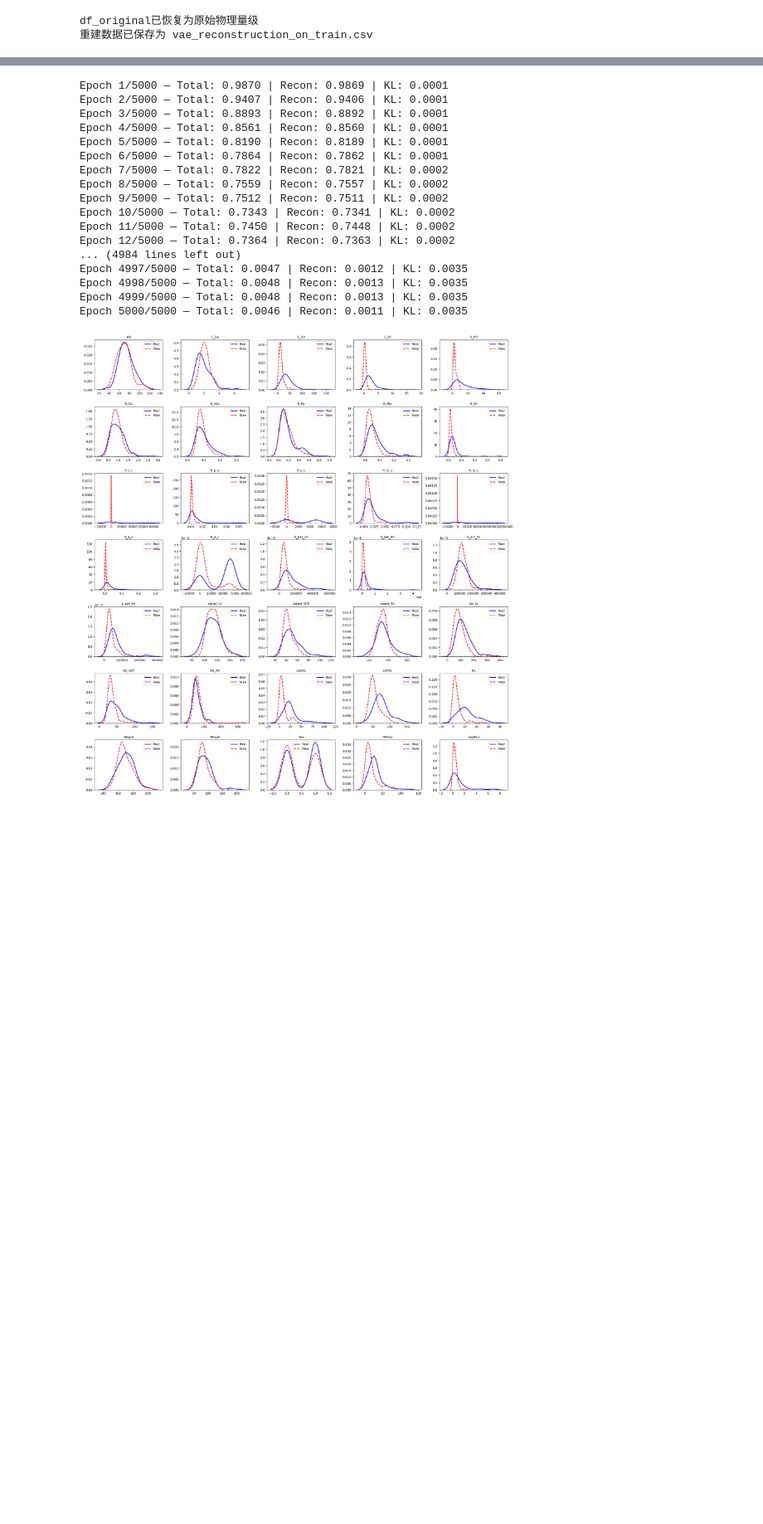
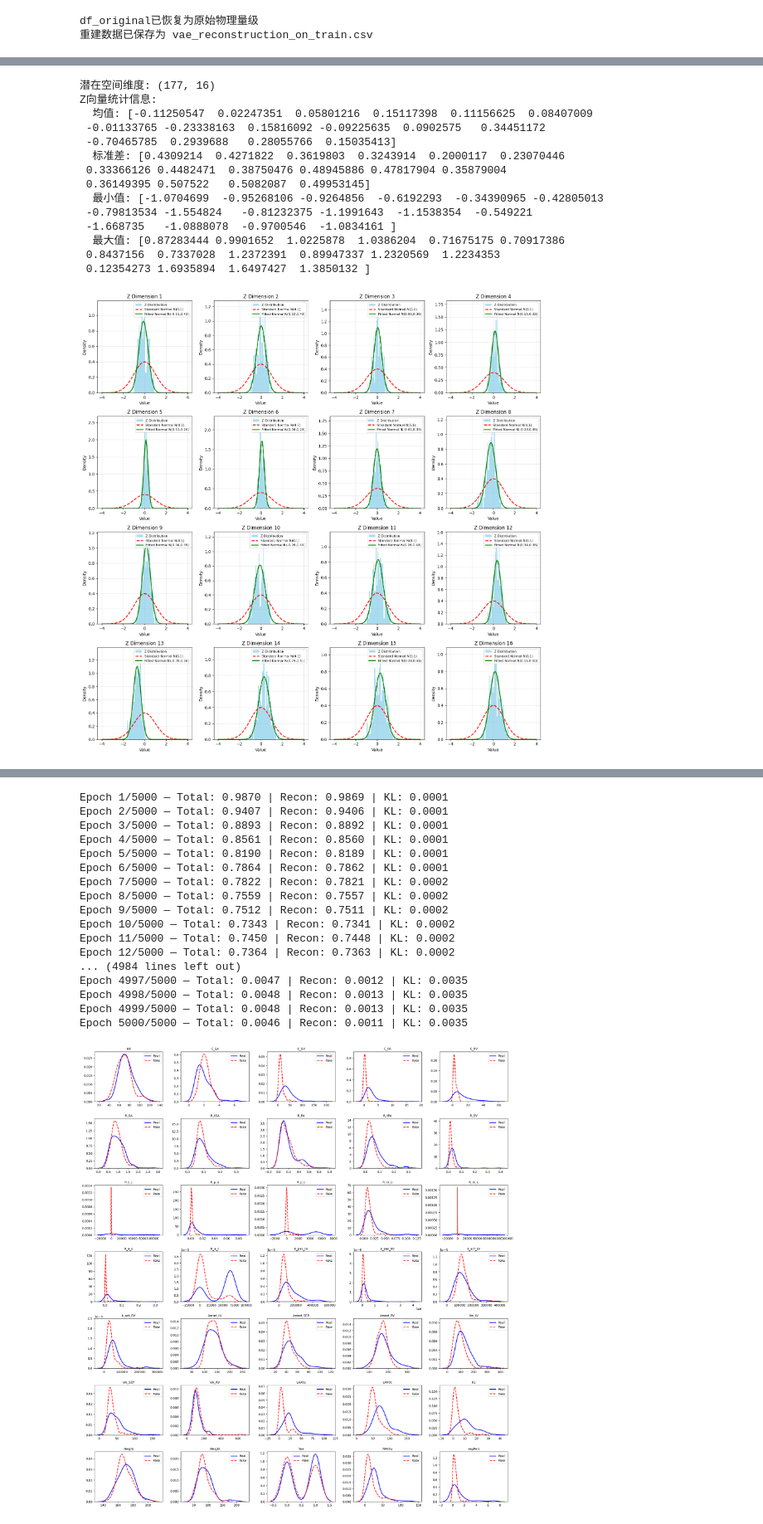
Before and after one commit to whl0809/Digital-twin-augmentation, a Jupyter notebook: Gen_DTv_cVAE.ipynb, the cells around one changed output, grey strips where cells are left out. Shown at 83% size. Drawn from its saved outputs; the diff is of its cells as text; code cells hidden in the pictures; blank space fills up the shorter version.

```diff
--- a/Gen_DTv_cVAE.ipynb
+++ b/Gen_DTv_cVAE.ipynb
@@ -519,0 +520,75 @@ plt.show()
+# %%
+# 分析潜在空间Z向量的分布
+model.eval()
+with torch.no_grad():
+    # 构造输入：连续+分类
+    input_batch = torch.cat(
+        [X_train[:, continuous_col_indices]] +
+        [X_train[:, col_idx].unsqueeze(1).float() for col_idx in categorical_col_indices],
+        dim=1
+    ).to(device)
+
+    # 前向传播获取潜在向量
+    z, recon_continuous, recon_categoricals, mu, log_var = model(input_batch)
+
+    # 将Z向量转换为numpy数组用于分析
+    z_vectors = z.cpu().numpy()
+    mu_vectors = mu.cpu().numpy()
+    log_var_vectors = log_var.cpu().numpy()
+
+    print(f"潜在空间维度: {z_vectors.shape}")
+    print(f"Z向量统计信息:")
+    print(f"  均值: {np.mean(z_vectors, axis=0)}")
+    print(f"  标准差: {np.std(z_vectors, axis=0)}")
+    print(f"  最小值: {np.min(z_vectors, axis=0)}")
+    print(f"  最大值: {np.max(z_vectors, axis=0)}")
+
+# 可视化Z向量的分布
+fig, axes = plt.subplots(4, 4, figsize=(16, 16))
+axes = axes.flatten()
+
+for i in range(min(16, z_vectors.shape[1])):  # 显示前16个维度
+    ax = axes[i]
+
+    # 绘制直方图和KDE
+    ax.hist(z_vectors[:, i], bins=30, density=True, alpha=0.7, color='skyblue', label='Z Distribution')
+
+    # 绘制理论正态分布（标准正态分布N(0,1)）
+    x_range = np.linspace(-4, 4, 100)
+    theoretical_normal = stats.norm.pdf(x_range, 0, 1)
+    ax.plot(x_range, theoretical_normal, 'r--', linewidth=2, label='Standard Normal N(0,1)')
+
+    # 绘制拟合正态分布
+    mu_fitted, std_fitted = stats.norm.fit(z_vectors[:, i])
+    fitted_normal = stats.norm.pdf(x_range, mu_fitted, std_fitted)
+    ax.plot(x_range, fitted_normal, 'g-', linewidth=2, label=f'Fitted Normal N({mu_fitted:.2f},{std_fitted:.2f})')
+
+    ax.set_title(f'Z Dimension {i+1}')
+    ax.set_xlabel('Value')
+    ax.set_ylabel('Density')
+    ax.legend(fontsize=8)
+    ax.grid(True, alpha=0.3)
+
+# 移除多余的子图
+for j in range(i+1, len(axes)):
+    fig.delaxes(axes[j])
+
+plt.tight_layout()
+plt.savefig("VAE_Latent_Space_Distribution.png", dpi=300, bbox_inches='tight')
+plt.show()
+# %% [output]
+潜在空间维度: (177, 16)
+Z向量统计信息:
+  均值: [-0.11250547  0.02247351  0.05801216  0.15117398  0.11156625  0.08407009
+ -0.01133765 -0.23338163  0.15816092 -0.09225635  0.0902575   0.34451172
+ -0.70465785  0.2939688   0.28055766  0.15035413]
+  标准差: [0.4309214  0.4271822  0.3619803  0.3243914  0.2000117  0.23070446
+ 0.33366126 0.4482471  0.38750476 0.48945886 0.47817904 0.35879004
+ 0.36149395 0.507522   0.5082087  0.49953145]
+  最小值: [-1.0704699  -0.95268106 -0.9264856  -0.6192293  -0.34390965 -0.42805013
+ -0.79813534 -1.554824   -0.81232375 -1.1991643  -1.1538354  -0.549221
+ -1.668735   -1.0888078  -0.9700546  -1.0834161 ]
+  最大值: [0.87283444 0.9901652  1.0225878  1.0386204  0.71675175 0.70917386
+ 0.8437156  0.7337028  1.2372391  0.89947337 1.2320569  1.2234353
+ 0.12354273 1.6935894  1.6497427  1.3850132 ]
+[figure, added]
```
Also changed, not shown: parts of 14 cells of this notebook, 10 other files.
